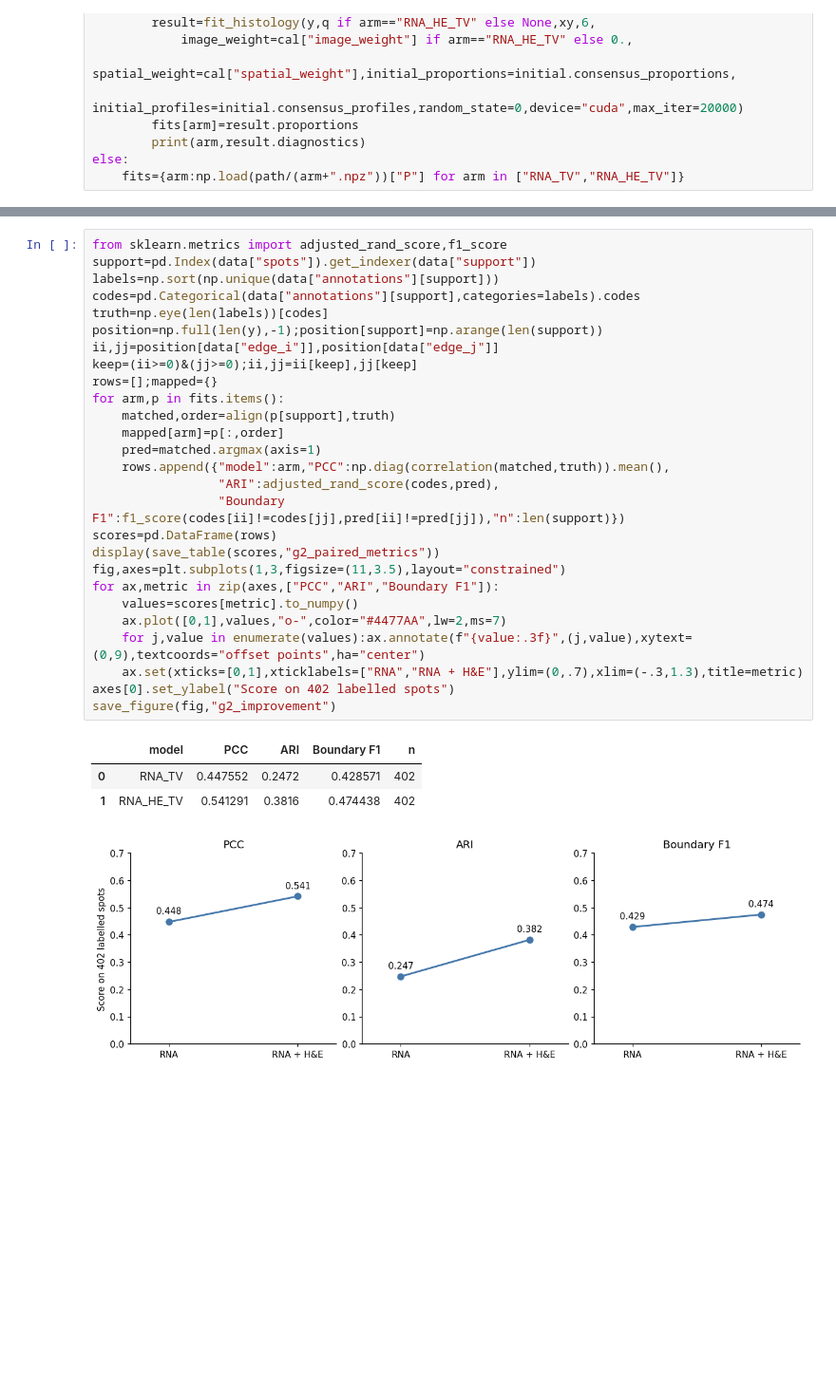
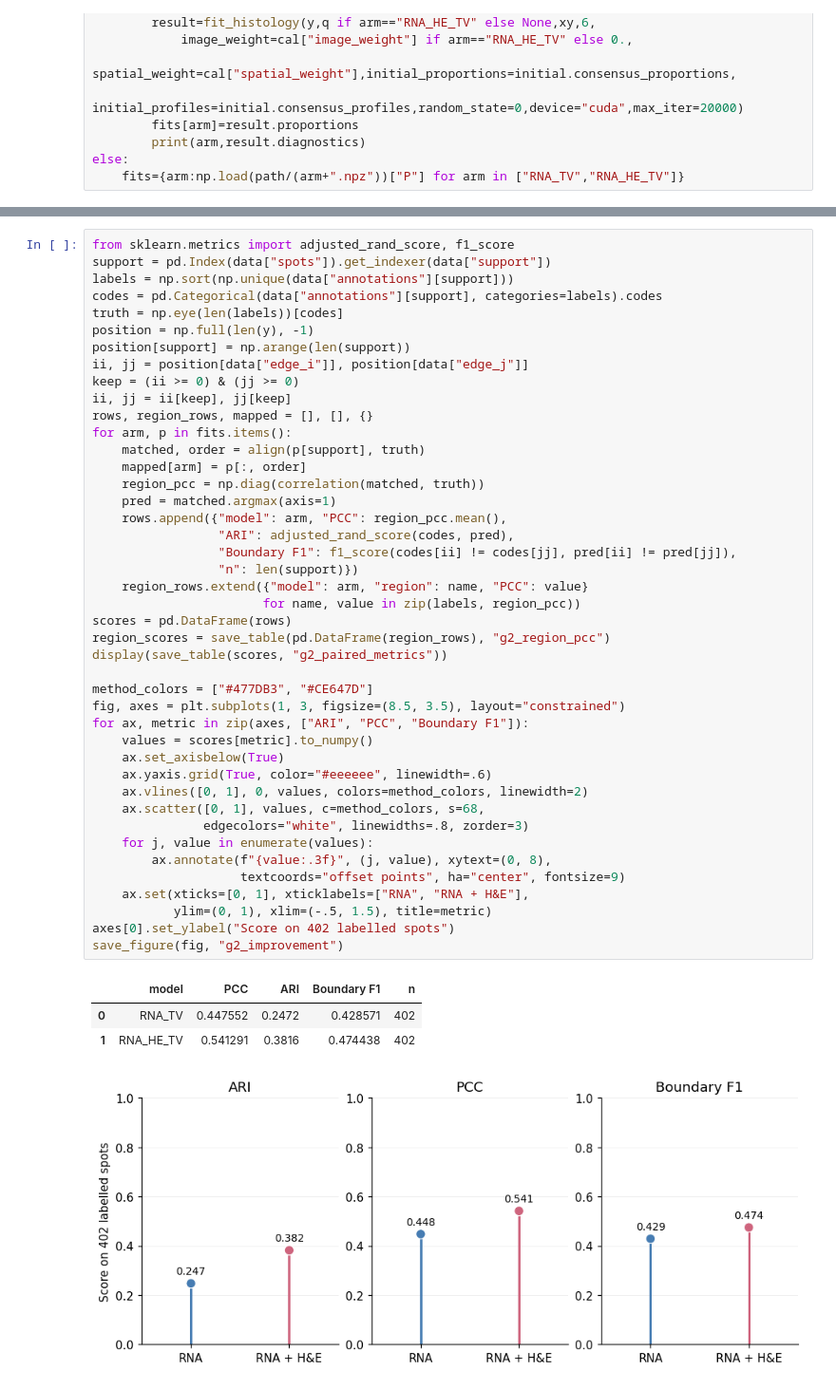
Before and after one commit to dsong-lab/spDecon, a Jupyter notebook: tutorials/03_histology.ipynb, the cells around one changed output, grey strips where cells are left out. Shown at 95% size. Drawn from its saved outputs; the diff is of its cells as text; blank space fills up the shorter version.

Commit message:
Link public datasets and revise G2 and Tonsil tutorial figures

```diff
--- a/tutorials/03_histology.ipynb
+++ b/tutorials/03_histology.ipynb
@@ -91,33 +97,49 @@ PCC compares aligned component weights with one-hot region labels. ARI compares
 # %%
-from sklearn.metrics import adjusted_rand_score,f1_score
-support=pd.Index(data["spots"]).get_indexer(data["support"])
-labels=np.sort(np.unique(data["annotations"][support]))
-codes=pd.Categorical(data["annotations"][support],categories=labels).codes
-truth=np.eye(len(labels))[codes]
-position=np.full(len(y),-1);position[support]=np.arange(len(support))
-ii,jj=position[data["edge_i"]],position[data["edge_j"]]
-keep=(ii>=0)&(jj>=0);ii,jj=ii[keep],jj[keep]
-rows=[];mapped={}
-for arm,p in fits.items():
-    matched,order=align(p[support],truth)
-    mapped[arm]=p[:,order]
-    pred=matched.argmax(axis=1)
-    rows.append({"model":arm,"PCC":np.diag(correlation(matched,truth)).mean(),
-                 "ARI":adjusted_rand_score(codes,pred),
-                 "Boundary F1":f1_score(codes[ii]!=codes[jj],pred[ii]!=pred[jj]),"n":len(support)})
-scores=pd.DataFrame(rows)
-display(save_table(scores,"g2_paired_metrics"))
-fig,axes=plt.subplots(1,3,figsize=(11,3.5),layout="constrained")
-for ax,metric in zip(axes,["PCC","ARI","Boundary F1"]):
-    values=scores[metric].to_numpy()
-    ax.plot([0,1],values,"o-",color="#4477AA",lw=2,ms=7)
-    for j,value in enumerate(values):ax.annotate(f"{value:.3f}",(j,value),xytext=(0,9),textcoords="offset points",ha="center")
-    ax.set(xticks=[0,1],xticklabels=["RNA","RNA + H&E"],ylim=(0,.7),xlim=(-.3,1.3),title=metric)
+from sklearn.metrics import adjusted_rand_score, f1_score
+support = pd.Index(data["spots"]).get_indexer(data["support"])
+labels = np.sort(np.unique(data["annotations"][support]))
+codes = pd.Categorical(data["annotations"][support], categories=labels).codes
+truth = np.eye(len(labels))[codes]
+position = np.full(len(y), -1)
+position[support] = np.arange(len(support))
+ii, jj = position[data["edge_i"]], position[data["edge_j"]]
+keep = (ii >= 0) & (jj >= 0)
+ii, jj = ii[keep], jj[keep]
+rows, region_rows, mapped = [], [], {}
+for arm, p in fits.items():
+    matched, order = align(p[support], truth)
+    mapped[arm] = p[:, order]
+    region_pcc = np.diag(correlation(matched, truth))
+    pred = matched.argmax(axis=1)
+    rows.append({"model": arm, "PCC": region_pcc.mean(),
+                 "ARI": adjusted_rand_score(codes, pred),
+                 "Boundary F1": f1_score(codes[ii] != codes[jj], pred[ii] != pred[jj]),
+                 "n": len(support)})
+    region_rows.extend({"model": arm, "region": name, "PCC": value}
+                       for name, value in zip(labels, region_pcc))
+scores = pd.DataFrame(rows)
+region_scores = save_table(pd.DataFrame(region_rows), "g2_region_pcc")
+display(save_table(scores, "g2_paired_metrics"))
+
+method_colors = ["#477DB3", "#CE647D"]
+fig, axes = plt.subplots(1, 3, figsize=(8.5, 3.5), layout="constrained")
+for ax, metric in zip(axes, ["ARI", "PCC", "Boundary F1"]):
+    values = scores[metric].to_numpy()
+    ax.set_axisbelow(True)
+    ax.yaxis.grid(True, color="#eeeeee", linewidth=.6)
+    ax.vlines([0, 1], 0, values, colors=method_colors, linewidth=2)
+    ax.scatter([0, 1], values, c=method_colors, s=68,
+               edgecolors="white", linewidths=.8, zorder=3)
+    for j, value in enumerate(values):
+        ax.annotate(f"{value:.3f}", (j, value), xytext=(0, 8),
+                    textcoords="offset points", ha="center", fontsize=9)
+    ax.set(xticks=[0, 1], xticklabels=["RNA", "RNA + H&E"],
+           ylim=(0, 1), xlim=(-.5, 1.5), title=metric)
 axes[0].set_ylabel("Score on 402 labelled spots")
-save_figure(fig,"g2_improvement")
+save_figure(fig, "g2_improvement")
 # %% [output]
 |  | model | PCC | ARI | Boundary F1 | n |
 | 0 | RNA_TV | 0.447552 | 0.2472 | 0.428571 | 402 |
 | 1 | RNA_HE_TV | 0.541291 | 0.3816 | 0.474438 | 402 |
-[figure, old version]
+[figure, new version]
 # %% [markdown]
```
Also changed, not shown: parts of 7 cells of this notebook, 19 other files.
